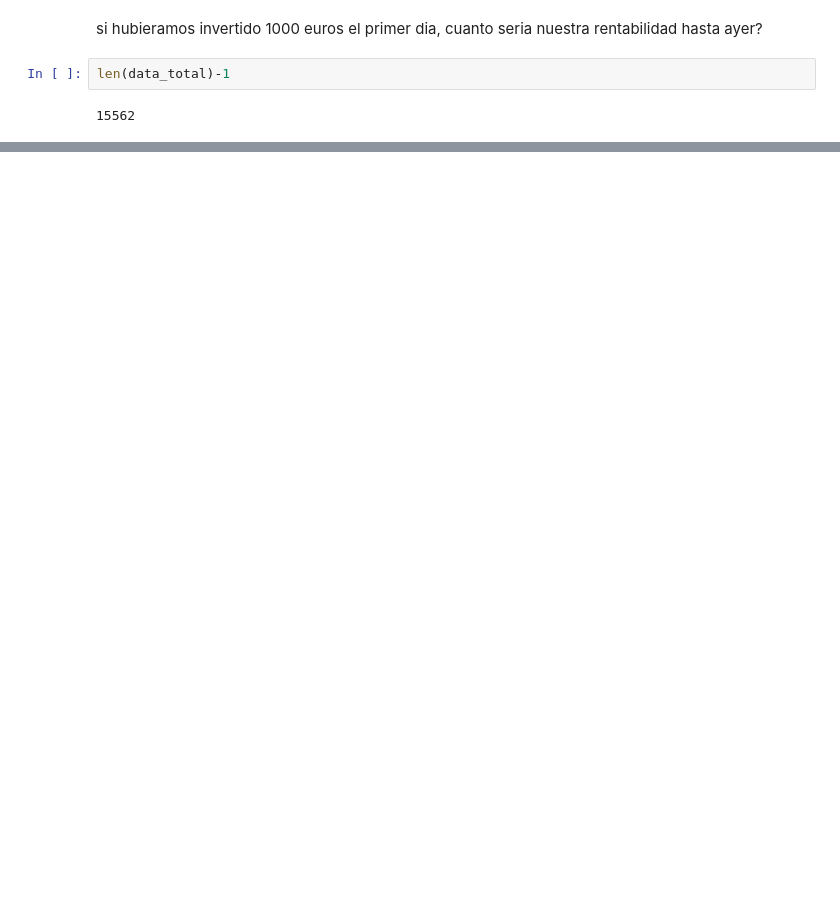
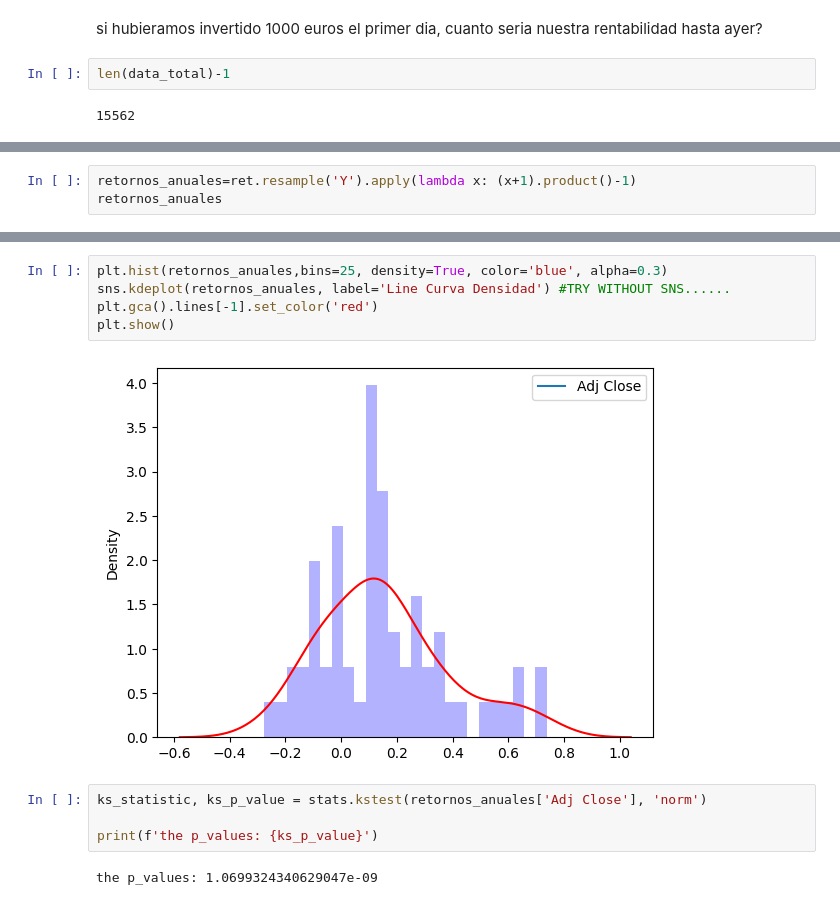
Before and after one commit to venidaydream/Intro_to_Big_Data, a Jupyter notebook: ejercicio_retornos.ipynb, the cells around one changed output, grey strips where cells are left out. Cells and saved outputs as stored; diff of their text form; blank space fills up the shorter version.

```diff
--- a/ejercicio_retornos.ipynb
+++ b/ejercicio_retornos.ipynb
@@ -161,0 +236,3 @@ dtype: float64
+# %%
+retornos_anuales=ret.resample('Y').apply(lambda x: (x+1).product()-1)
+retornos_anuales
@@ -161,0 +261,13 @@ dtype: float64
+# %%
+plt.hist(retornos_anuales,bins=25, density=True, color='blue', alpha=0.3)
+sns.kdeplot(retornos_anuales, label='Line Curva Densidad') #TRY WITHOUT SNS......
+plt.gca().lines[-1].set_color('red')
+plt.show()
+# %% [output]
+[figure, added]
+# %%
+ks_statistic, ks_p_value = stats.kstest(retornos_anuales['Adj Close'], 'norm')
+
+print(f'the p_values: {ks_p_value}')
+# %% [output]
+the p_values: 1.0699324340629047e-09
```
Also changed, not shown: parts of 26 cells of this notebook.
